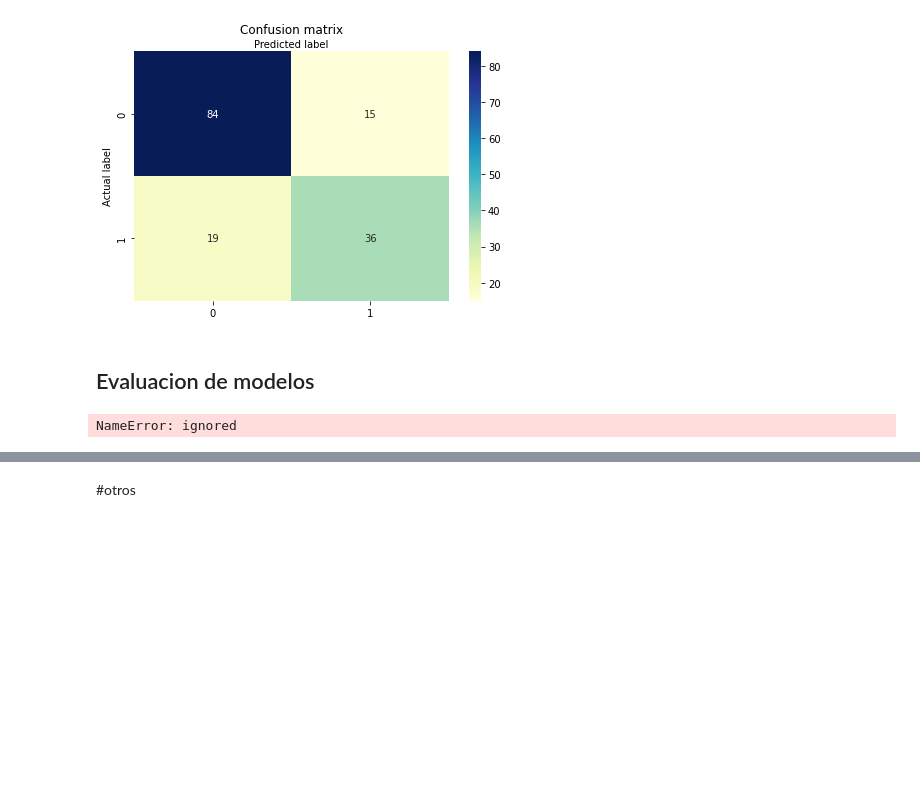
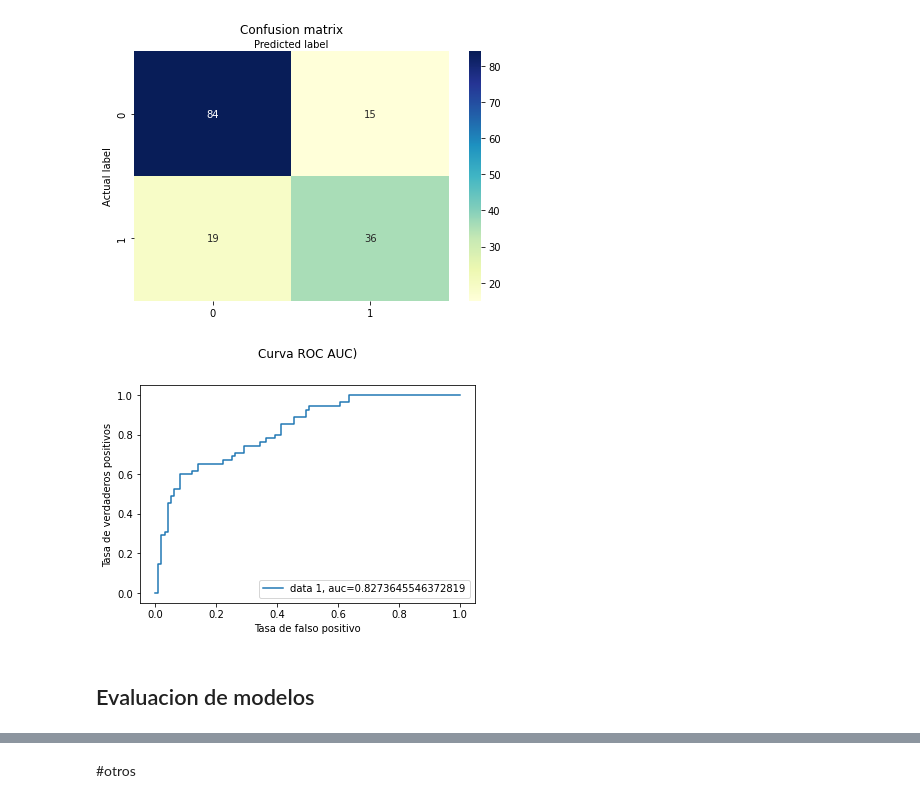
Before and after one commit to gnurock/Data-Engineering-Bootcamp, a Jupyter notebook: Eda/diabetes-eda-ann.ipynb, the cells around one changed output, grey strips where cells are left out. Drawn from its saved outputs; the diff is of its cells as text; code cells hidden in the pictures; blank space fills up the shorter version.

```diff
--- a/Eda/diabetes-eda-ann.ipynb
+++ b/Eda/diabetes-eda-ann.ipynb
@@ -599,6 +596,18 @@ plt.xlabel('Predicted label')
 # %% [output]
 Text(0.5, 257.44, 'Predicted label')
 [figure]
+# %%
+y_pred_proba = logreg.predict_proba(x_test)[::,1]
+fpr, tpr, _ = metrics.roc_curve(y_test,  y_pred_proba)
+auc = metrics.roc_auc_score(y_test, y_pred_proba)
+plt.plot(fpr,tpr,label="data 1, auc="+str(auc))
+plt.title('Curva ROC AUC)', y=1.1)
+plt.xlabel('Tasa de falsos positivo')
+plt.ylabel('Tasa de verdaderos positivos')
+plt.legend(loc=4)
+plt.show()
+# %% [output]
+[figure, added]
 # %% [markdown]
 ## Evaluacion de modelos
 # %%
@@ -628,4 +636,0 @@ models =[logreg]
-# %%
-resultados = algorithm_comparison(x_train, y_train, x_test)
-# %% [output]
-NameError: ignored
```
Also changed, not shown: parts of 28 cells of this notebook.
